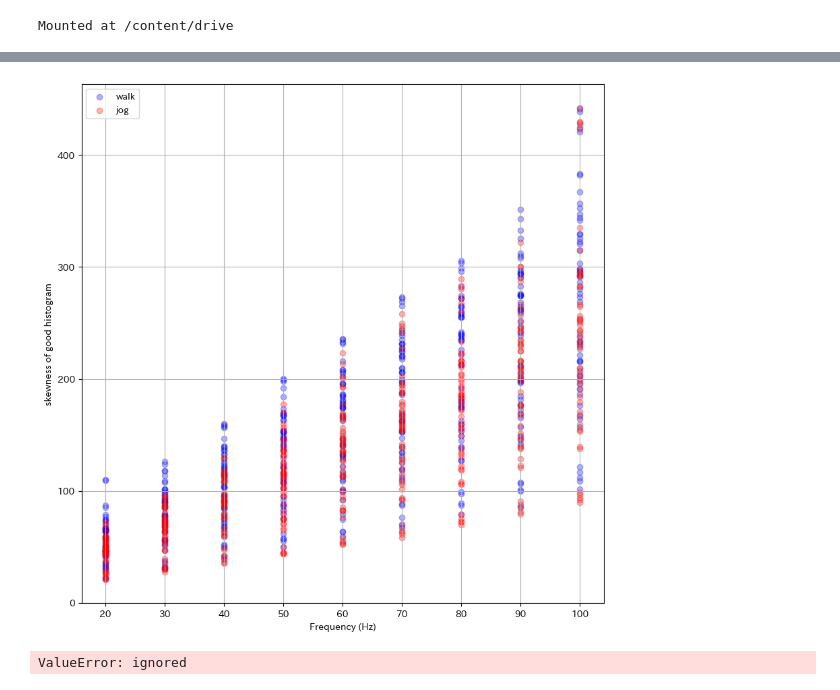
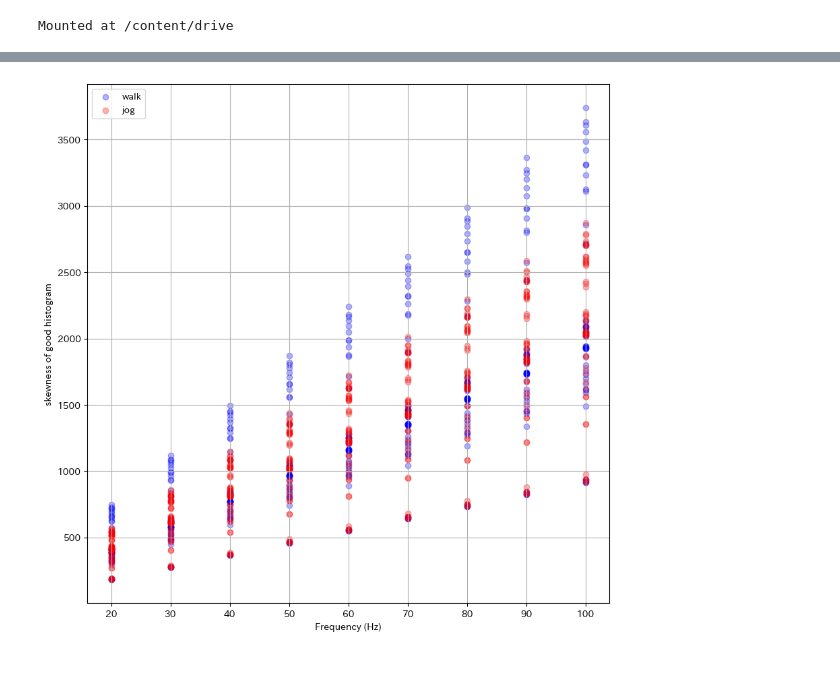
Before and after one commit to hinapyon/Sampling-Frequency-Estimating-of-Human-Activity-Acceleration-Data-using-Transformer-based-Regression, a Jupyter notebook: AcrossDifferentDomains.ipynb, the cells around one changed output, grey strips where cells are left out. Cells and saved outputs as stored; diff of their text form; code cells hidden in the pictures.

Commit message:
for meeting, next to rethink how to create histogram and various walk

```diff
--- a/AcrossDifferentDomains.ipynb
+++ b/AcrossDifferentDomains.ipynb
@@ -188,7 +188,7 @@ def create_histogram2(DifferenceAcc_list: list[float]) -> np.histogram:
     min_value = min(min(row) for row in DifferenceAcc_list)
     max_value = max(max(row) for row in DifferenceAcc_list)
     for i in range(len(DifferenceAcc_list)):
-        DifferenceAcc_hist[i], _ = np.histogram(DifferenceAcc_list[i], bins=BINS, range=(min_value, max_value)) #ヒストグラムを作成し、同じ数のビンで区切る
+        DifferenceAcc_hist[i], _ = np.histogram(DifferenceAcc_list[i], bins=BINS, range=(min_value, max_value), density=True) #ヒストグラムを作成し、同じ数のビンで区切る
     return DifferenceAcc_hist
 # %%
 #各加速度データをダウンサンプリングする関数
@@ -421,23 +423,23 @@ rvarskew2 = (FeaturesJ[:, 5] * root_var2)
 # %%
 # クラスごとに色分けされたプロットを作成
 plt.figure(figsize=(10, 10))
-#plt.scatter(HzW, FeaturesW[:, 5], alpha=0.3, c="b", label="walk")
-#plt.scatter(HzJ, FeaturesJ[:, 5], alpha=0.3, c="r", label="jog")
+plt.scatter(HzW, FeaturesW[:, 1], alpha=0.3, c="b", label="walk")
+plt.scatter(HzJ, FeaturesJ[:, 1], alpha=0.3, c="r", label="jog")
 #plt.scatter(HzW, root_var, alpha=0.3, c="b", label="walk")
 #plt.scatter(HzJ, root_var2, alpha=0.3, c="r", label="jog")
 #plt.scatter(HzW, mmax, alpha=0.3, c="b", label="walk")
 #plt.scatter(HzJ, mmax2, alpha=0.3, c="r", label="jog")
-plt.scatter(HzW, rvarskew, alpha=0.3, c="b", label="walk")
-plt.scatter(HzJ, rvarskew2, alpha=0.3, c="r", label="jog")
+#plt.scatter(HzW, rvarskew, alpha=0.3, c="b", label="walk")
+#plt.scatter(HzJ, rvarskew2, alpha=0.3, c="r", label="jog")
 #plt.colorbar(label='Frequency (Hz)')
 plt.xlabel('Frequency (Hz)')
 plt.ylabel('skewness of good histogram')
 #plt.ylim(-0.5, 4.5)
 plt.legend()
 plt.grid(True)
 plt.show()
 # %% [output]
-[figure, old version]
+[figure, new version]
 # %%
 #グラフを表示する領域を，figオブジェクトとして作成。
 fig = plt.figure(figsize = (9,6))
@@ -547,7 +549,3 @@ ax2.legend(loc = 'upper right')
 ax3.legend(loc = 'upper right')
 
 plt.show()
-# %%
-DifferenceAcc_histW = DifferenceAcc_histW / root_var
-# %% [output]
-ValueError: ignored
```
Also changed, not shown: parts of 13 cells of this notebook.
